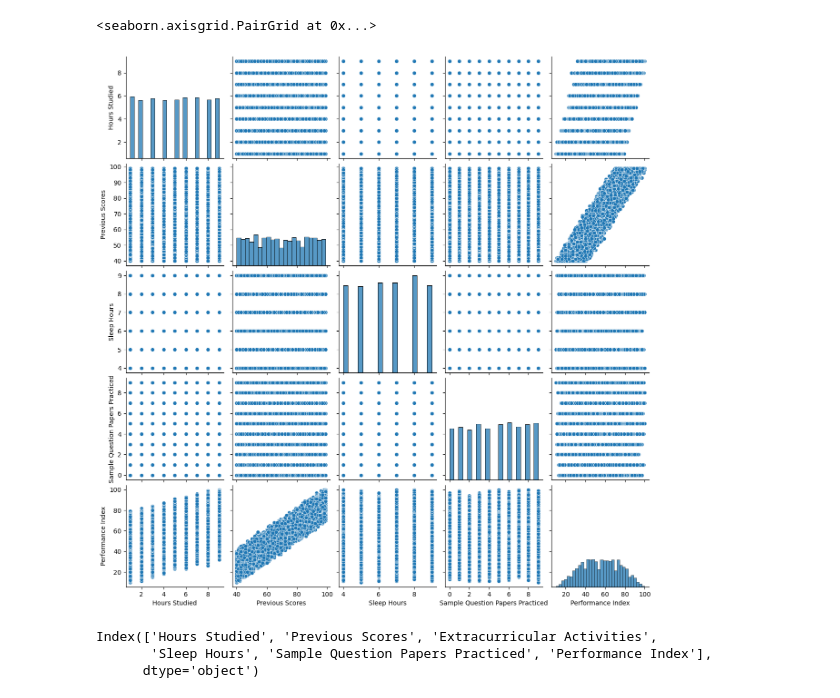
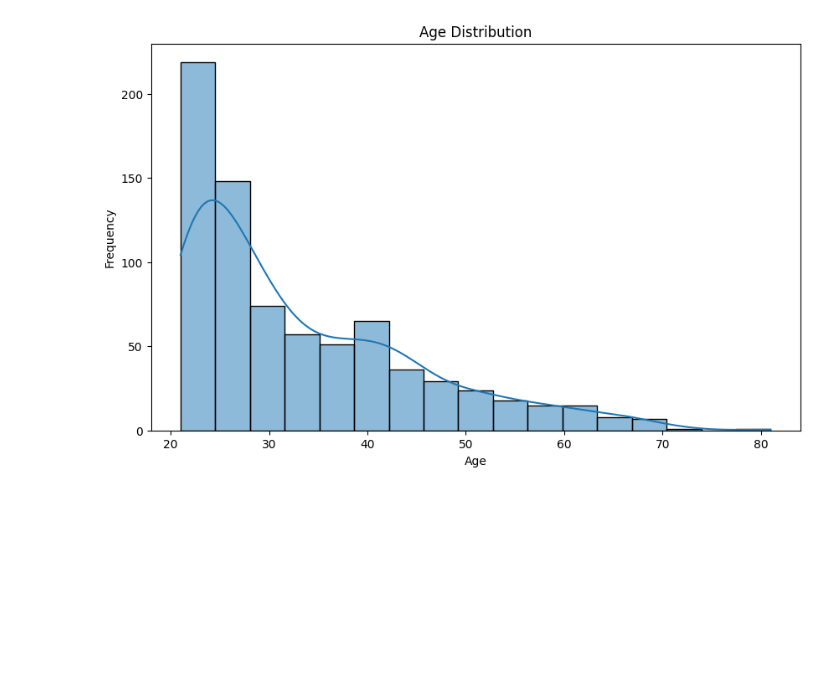
Before and after one commit to divyasri-22/Module-building, a Jupyter notebook: regression.ipynb, the cells around one changed output. Saved outputs shown, nothing was run; the diff lists cells and outputs as text; code cells hidden in the pictures; blank space fills up the shorter version.

```diff
--- a/regression.ipynb
+++ b/regression.ipynb
@@ -49,0 +12,2 @@ Saving Student_Performance.csv to Student_Performance (2).csv
+# %%
+df = pd.read_csv('/content/archive.zip')
@@ -78,11 +62,10 @@ df.describe()
-# %%
-sns.pairplot(df)
-# %% [output]
-<seaborn.axisgrid.PairGrid at 0x...>
-[figure, removed]
-# %%
-print (df.columns)
-# %% [output]
-Index(['Hours Studied', 'Previous Scores', 'Extracurricular Activities',
-       'Sleep Hours', 'Sample Question Papers Practiced', 'Performance Index'],
-      dtype='object')
+# %%
+plt.figure(figsize=(10, 6))
+
+sns.histplot(df['Age'],kde=True)
+plt.title('Age Distribution')
+plt.xlabel('Age')
+plt.ylabel('Frequency')
+plt.show()
+# %% [output]
+[figure, added]
```
Also changed, not shown: parts of 8 cells of this notebook.
